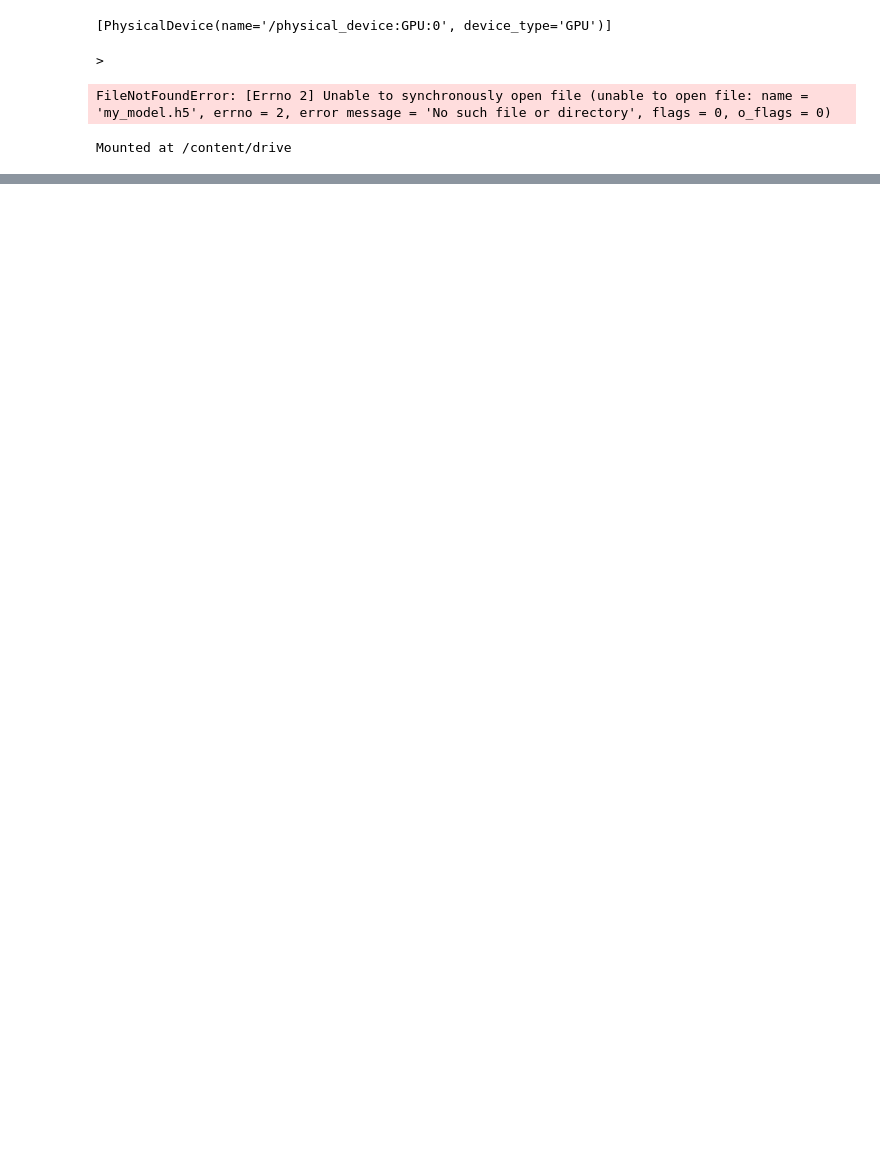
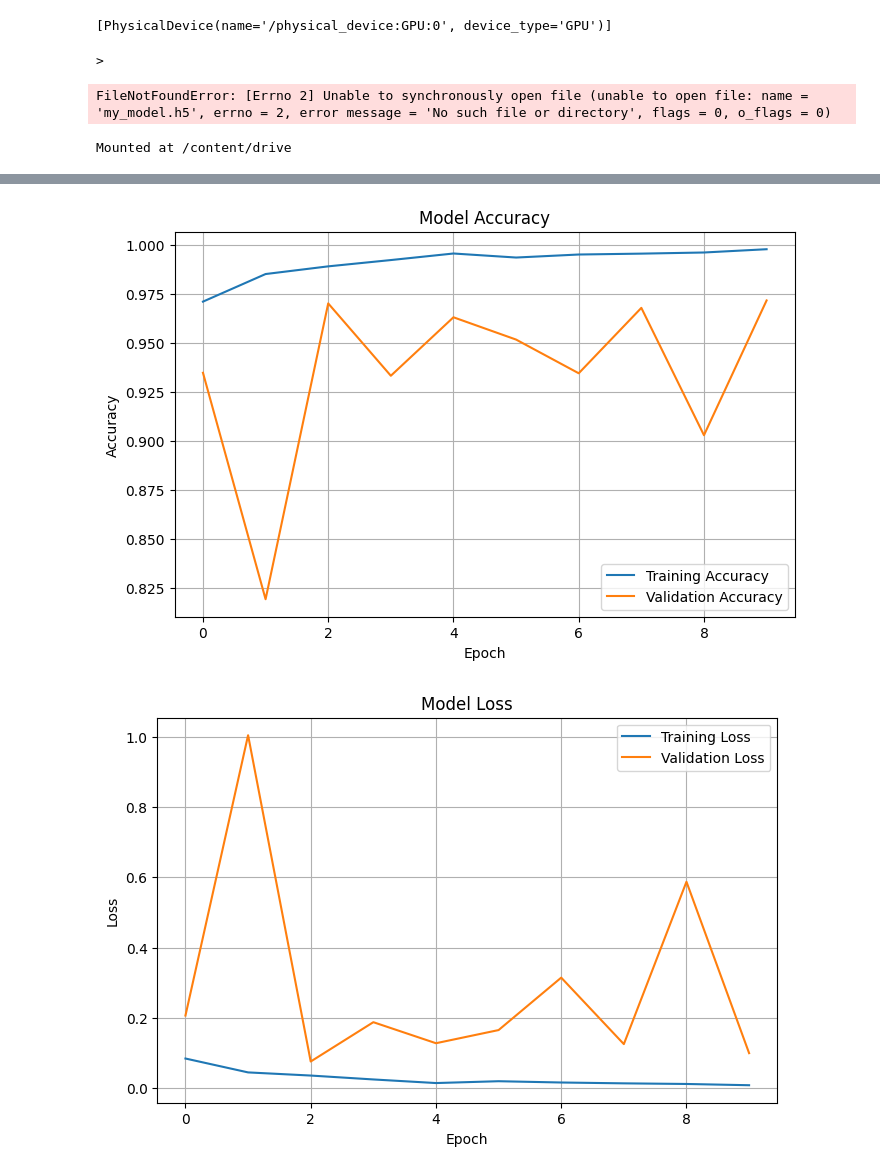
Before and after one commit to SanaBhatti1/Test-Repo, a Jupyter notebook: XceptionCNN.ipynb, the cells around one changed output, grey strips where cells are left out. Saved outputs shown, nothing was run; the diff lists cells and outputs as text; code cells hidden in the pictures; blank space fills up the shorter version.

```diff
--- a/XceptionCNN.ipynb
+++ b/XceptionCNN.ipynb
@@ -96,6 +96,13 @@ model = tf.keras.Sequential([
     tf.keras.layers.GlobalAveragePooling2D(),
     tf.keras.layers.Dense(1, activation='sigmoid')
 ])
+# %%
+model = tf.keras.Sequential([
+    base_model,
+    tf.keras.layers.GlobalAveragePooling2D(),
+    tf.keras.layers.Dropout(0.5),
+    tf.keras.layers.Dense(1, activation='sigmoid')
+])
 # %%
 model.compile(
     optimizer='adam',
@@ -353,0 +387,48 @@ Mounted at /content/drive
+# %%
+import matplotlib.pyplot as plt
+
+# Accuracy
+
+plt.figure(figsize=(8,5))
+
+plt.plot(
+    history.history['accuracy'],
+    label='Training Accuracy'
+)
+
+plt.plot(
+    history.history['val_accuracy'],
+    label='Validation Accuracy'
+)
+
+plt.title('Model Accuracy')
+plt.xlabel('Epoch')
+plt.ylabel('Accuracy')
+plt.legend()
+plt.grid(True)
+plt.show()
+
+
+# Loss
+
+plt.figure(figsize=(8,5))
+
+plt.plot(
+    history.history['loss'],
+    label='Training Loss'
+)
+
+plt.plot(
+    history.history['val_loss'],
+    label='Validation Loss'
+)
+
+plt.title('Model Loss')
+plt.xlabel('Epoch')
+plt.ylabel('Loss')
+plt.legend()
+plt.grid(True)
+plt.show()
+# %% [output]
+[figure, added]
+[figure, added]
```
Also changed, not shown: parts of 11 cells of this notebook.
